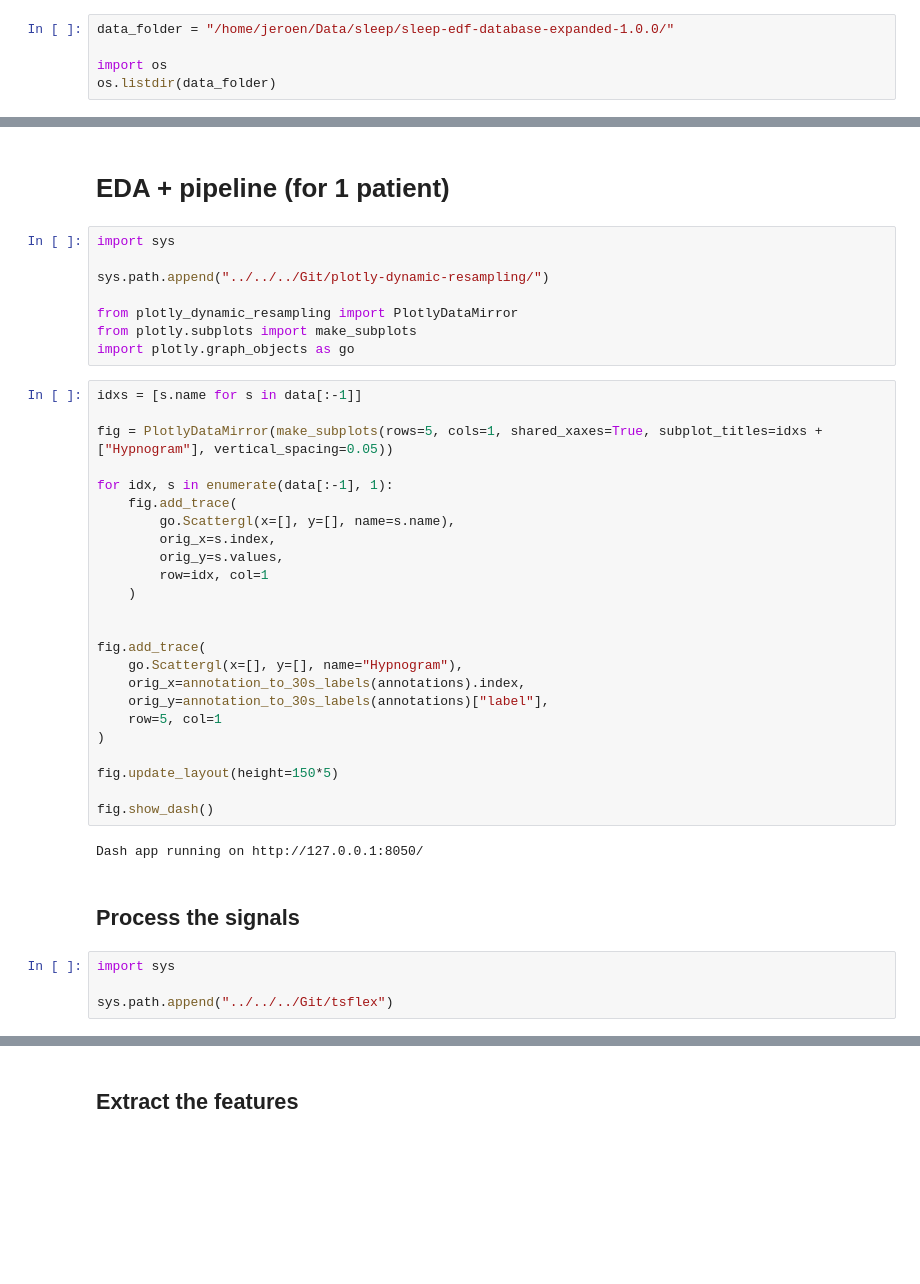
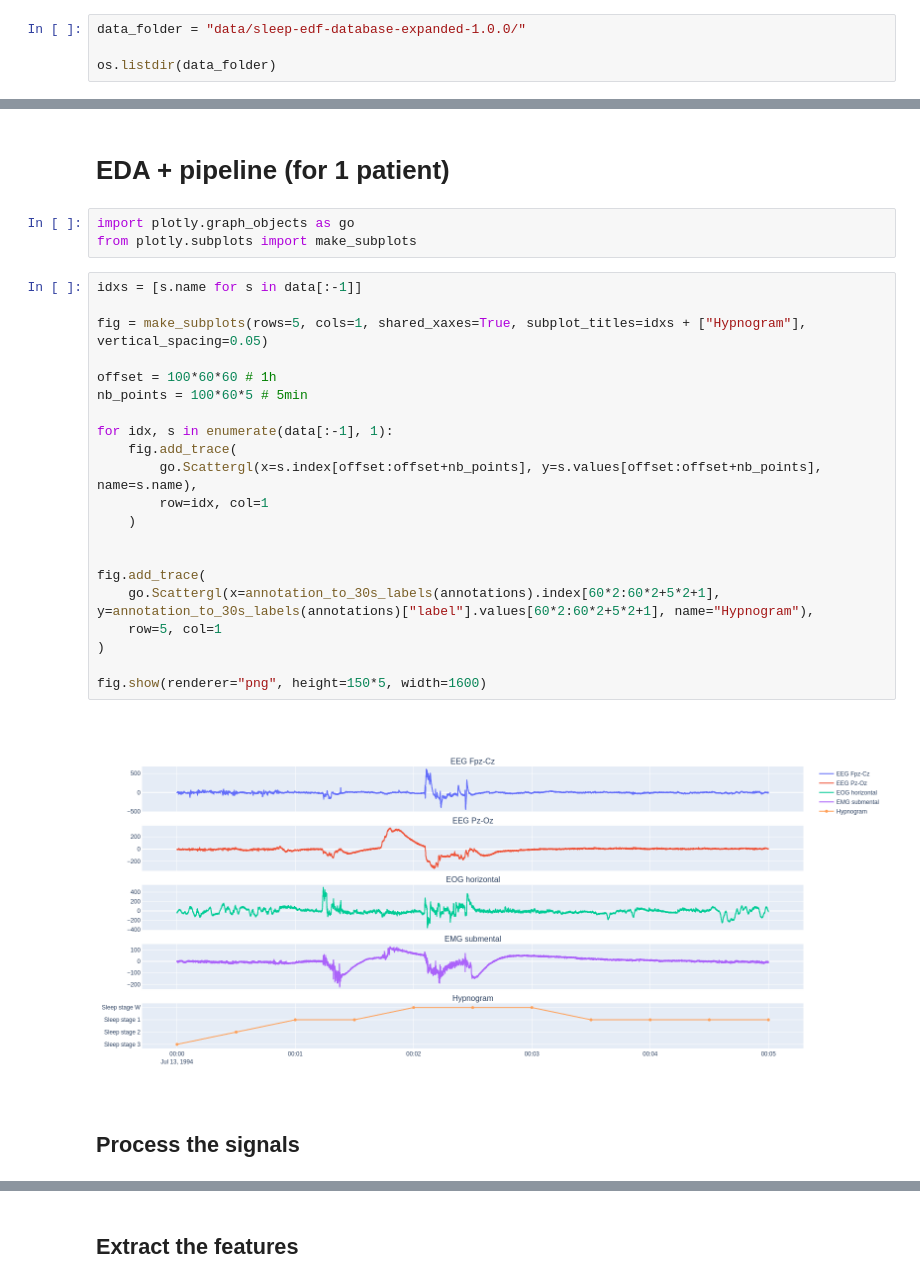
Before and after one commit to predict-idlab/tsflex, a Jupyter notebook: examples/example_sleep_staging.ipynb, the cells around one changed output, grey strips where cells are left out. Drawn from its saved outputs; the diff is of its cells as text; blank space fills up the shorter version.

Commit message:
:recycle: refactor sleep stage classification notebook

```diff
--- a/examples/example_sleep_staging.ipynb
+++ b/examples/example_sleep_staging.ipynb
@@ -77,8 +86,7 @@ def annotation_to_30s_labels(annotations: pd.DataFrame) -> pd.DataFrame:
 # %% [markdown]
 ## Load some data
 # %%
-data_folder = "/home/jeroen/Data/sleep/sleep-edf-database-expanded-1.0.0/"
+data_folder = "data/sleep-edf-database-expanded-1.0.0/"
 
-import os
 os.listdir(data_folder)
 # %% [output]
@@ -135,46 +151,34 @@ data = load_signals(file_folder + train[0])
 annotations = load_annotations(file_folder + psg_hypnogram_dict[train[0]], file_folder + train[0])
 # %% [markdown]
 # EDA + pipeline (for 1 patient)
-# %%
-import sys
-
-sys.path.append("../../../Git/plotly-dynamic-resampling/")
-
-from plotly_dynamic_resampling import PlotlyDataMirror
-from plotly.subplots import make_subplots
-import plotly.graph_objects as go
+# %%
+import plotly.graph_objects as go
+from plotly.subplots import make_subplots
 # %%
 idxs = [s.name for s in data[:-1]]
 
-fig = PlotlyDataMirror(make_subplots(rows=5, cols=1, shared_xaxes=True, subplot_titles=idxs + ["Hypnogram"], vertical_spacing=0.05))
+fig = make_subplots(rows=5, cols=1, shared_xaxes=True, subplot_titles=idxs + ["Hypnogram"], vertical_spacing=0.05)
+
+offset = 100*60*60 # 1h
+nb_points = 100*60*5 # 5min
 
 for idx, s in enumerate(data[:-1], 1):
     fig.add_trace(
-        go.Scattergl(x=[], y=[], name=s.name),
-        orig_x=s.index,
-        orig_y=s.values,
+        go.Scattergl(x=s.index[offset:offset+nb_points], y=s.values[offset:offset+nb_points], name=s.name),
         row=idx, col=1
     )
 
 
 fig.add_trace(
-    go.Scattergl(x=[], y=[], name="Hypnogram"),
-    orig_x=annotation_to_30s_labels(annotations).index,
-    orig_y=annotation_to_30s_labels(annotations)["label"],
+    go.Scattergl(x=annotation_to_30s_labels(annotations).index[60*2:60*2+5*2+1], y=annotation_to_30s_labels(annotations)["label"].values[60*2:60*2+5*2+1], name="Hypnogram"),
     row=5, col=1
 )
 
-fig.update_layout(height=150*5)
-
-fig.show_dash()
+fig.show(renderer="png", height=150*5, width=1600)
 # %% [output]
-Dash app running on http://127.0.0.1:8050/
+[figure, added]
 # %% [markdown]
 ## Process the signals
-# %%
-import sys
-
-sys.path.append("../../../Git/tsflex")
 # %%
 ## Processing
 from tsflex.processing import SeriesProcessor, SeriesPipeline
```
Also changed, not shown: parts of 28 cells of this notebook.
